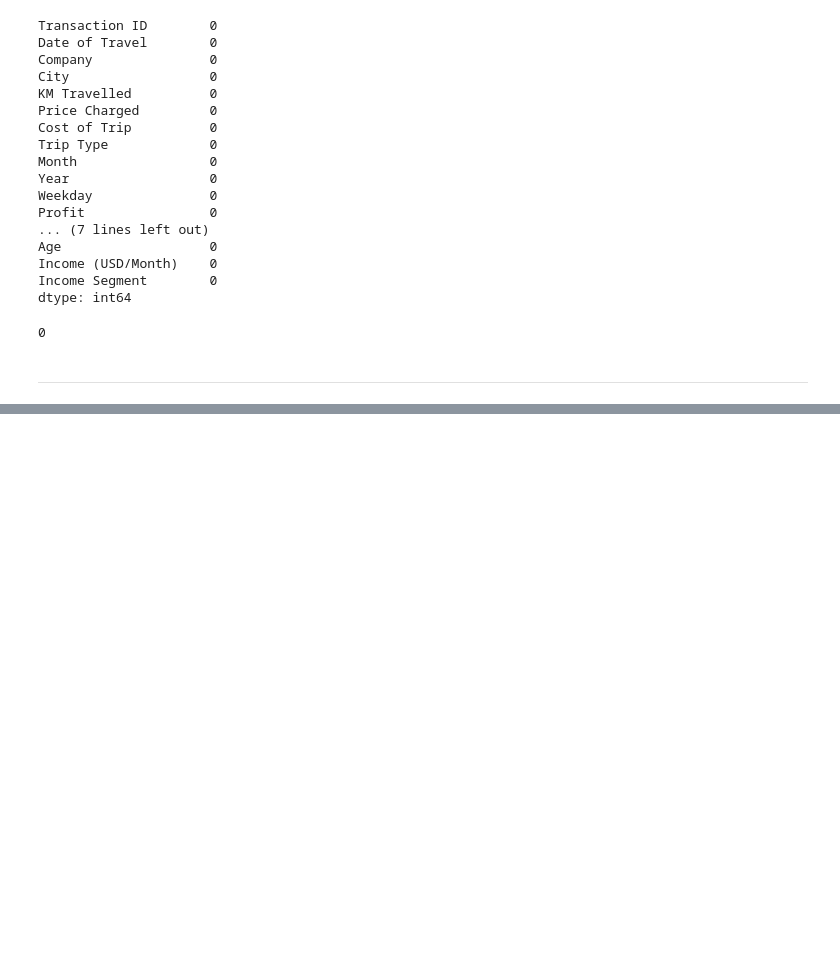
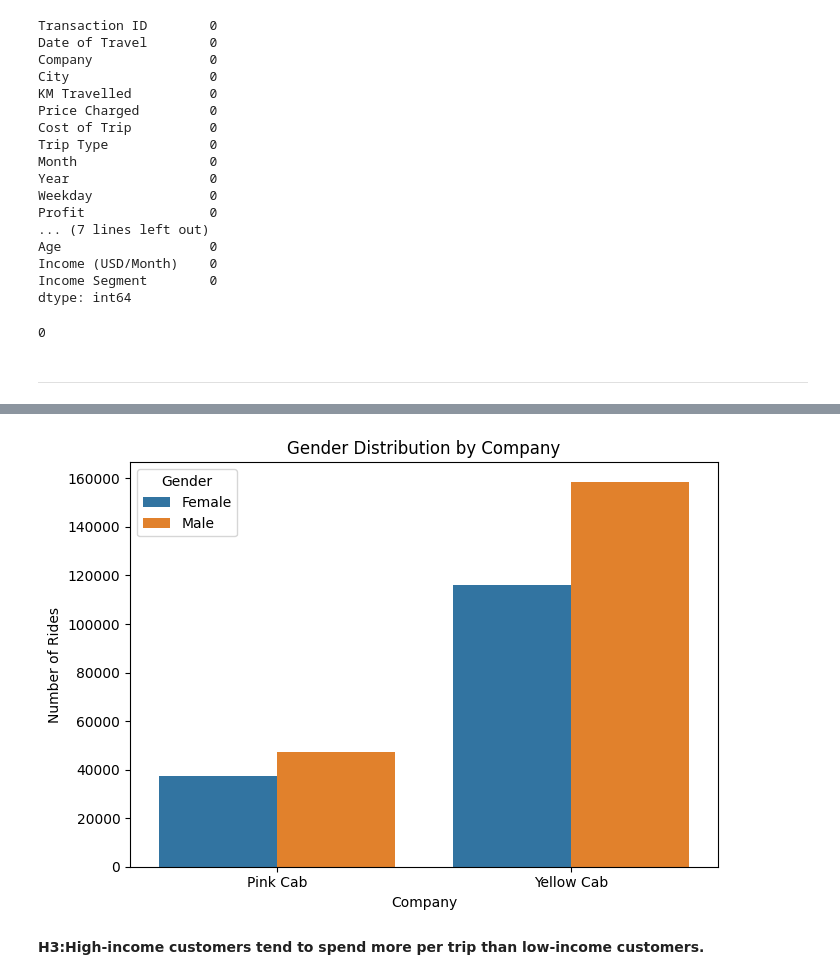
Before and after one commit to AvirukthGT/DataGlacier, a Jupyter notebook: Week2/eda-cab-analysis.ipynb, the cells around one changed output, grey strips where cells are left out. Cells and saved outputs as stored; diff of their text form; code cells hidden in the pictures; blank space fills up the shorter version.

```diff
--- a/Week2/eda-cab-analysis.ipynb
+++ b/Week2/eda-cab-analysis.ipynb
@@ -639,0 +702,15 @@ cab_df.duplicated().sum()
+# %%
+gender_distribution = cab_df.groupby(['Company', 'Gender'])['Transaction ID'].count().reset_index()
+gender_distribution.rename(columns={'Transaction ID': 'Ride Count'}, inplace=True)
+
+plt.figure(figsize=(7, 5))
+sns.barplot(data=gender_distribution, x='Company', y='Ride Count', hue='Gender')
+plt.title('Gender Distribution by Company')
+plt.ylabel('Number of Rides')
+plt.xlabel('Company')
+plt.tight_layout()
+plt.show()
+# %% [output]
+[figure, added]
+# %% [markdown]
+__H3:High-income customers tend to spend more per trip than low-income customers.__
```
Also changed, not shown: parts of 26 cells of this notebook.
